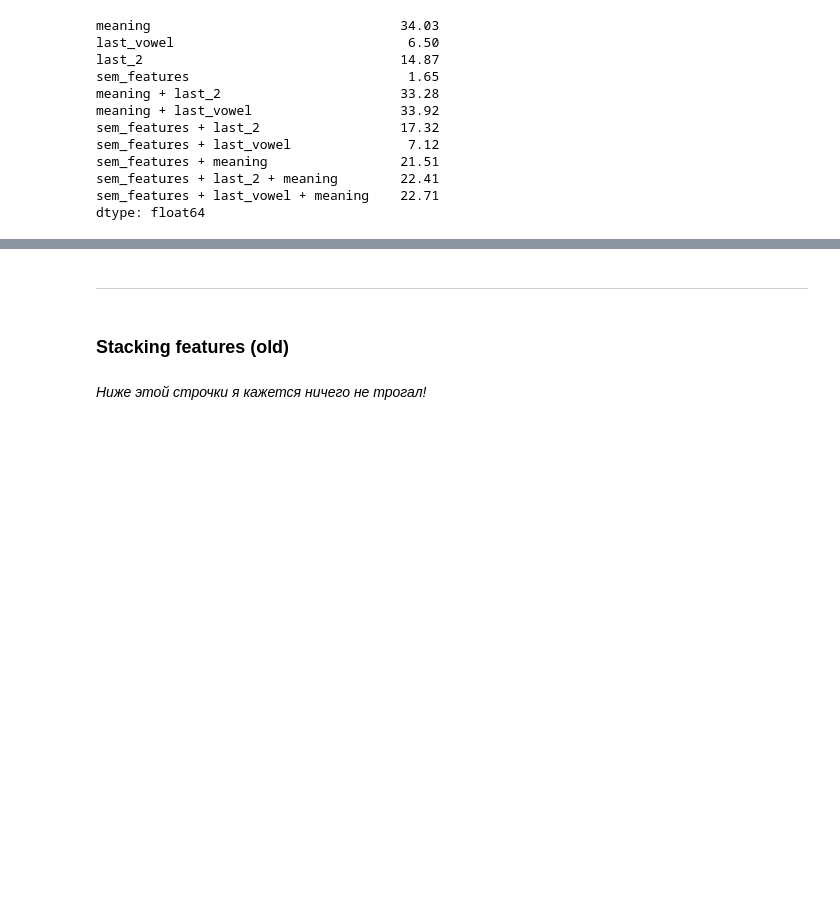
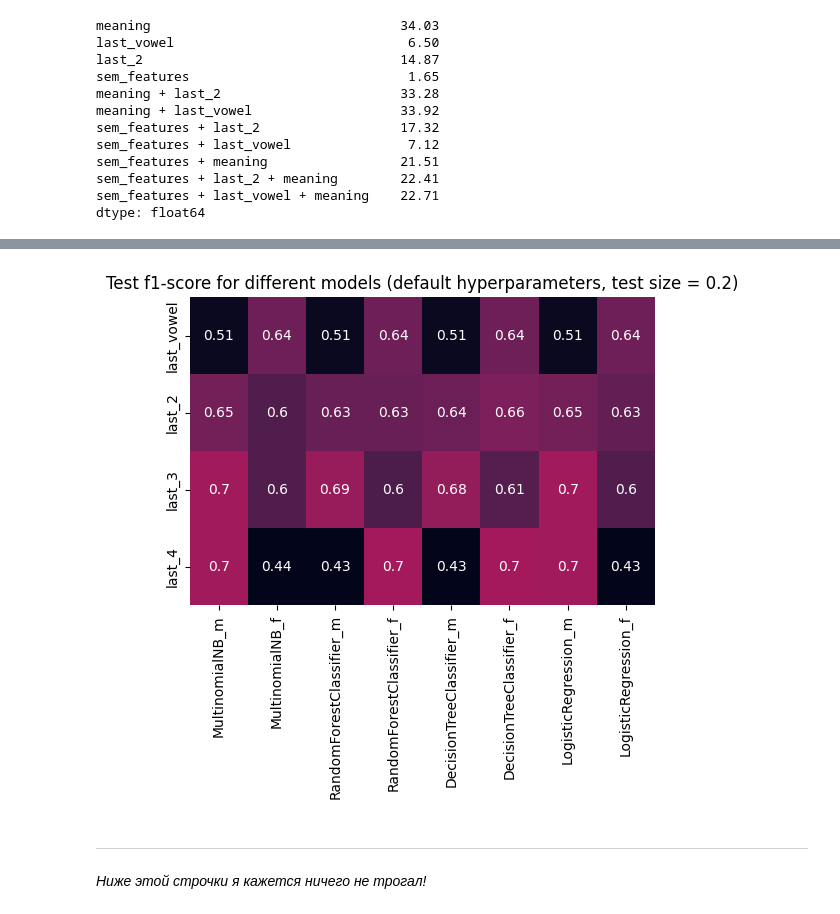
Before and after one commit to mashakrivolap/Coursework2024shughnigender, a Jupyter notebook: Predicting the Gender Category for Shughni Nouns Using Machine Learning Methods.ipynb, the cells around one changed output, grey strips where cells are left out. Saved outputs shown, nothing was run; the diff lists cells and outputs as text; code cells hidden in the pictures; blank space fills up the shorter version.

```diff
--- a/Predicting the Gender Category for Shughni Nouns Using Machine Learning Methods.ipynb
+++ b/Predicting the Gender Category for Shughni Nouns Using Machine Learning Methods.ipynb
@@ -493,7 +528,25 @@ plt.show()
+# %%
+SCORE_NAME = "f1-score"
+
+class_scores = {}
+for key in results:
+    class_scores[key] = {}
+    for model_ in show_class_score(results[key], SCORE_NAME).items():
+        for class_ in ("m", "f"):
+            class_scores[key][f'{model_[0]}_{class_}'] = model_[1][class_]
+
+class_scores = pd.DataFrame(class_scores).transpose()
+#class_scores["mean"] = class_scores[class_scores.columns.values].mean(axis=1)
+#class_scores = class_scores.sort_values(by="mean").drop("mean", axis=1)
+
+plt.figure(figsize=(6, 4))
+sns.heatmap(class_scores, vmin=0.5, vmax=1, annot=True, cbar=False)
+plt.title(f"Test {SCORE_NAME} for different models (default hyperparameters, test size = {SETTINGS['TEST_SIZE']})")
+plt.show()
+# %% [output]
+[figure, added]
 # %% [markdown]
 ______
-# %% [markdown]
-### Stacking features (old)
 # %% [markdown]
 *Ниже этой строчки я кажется ничего не трогал!*
 # %%
```
Also changed, not shown: parts of 27 cells of this notebook.
